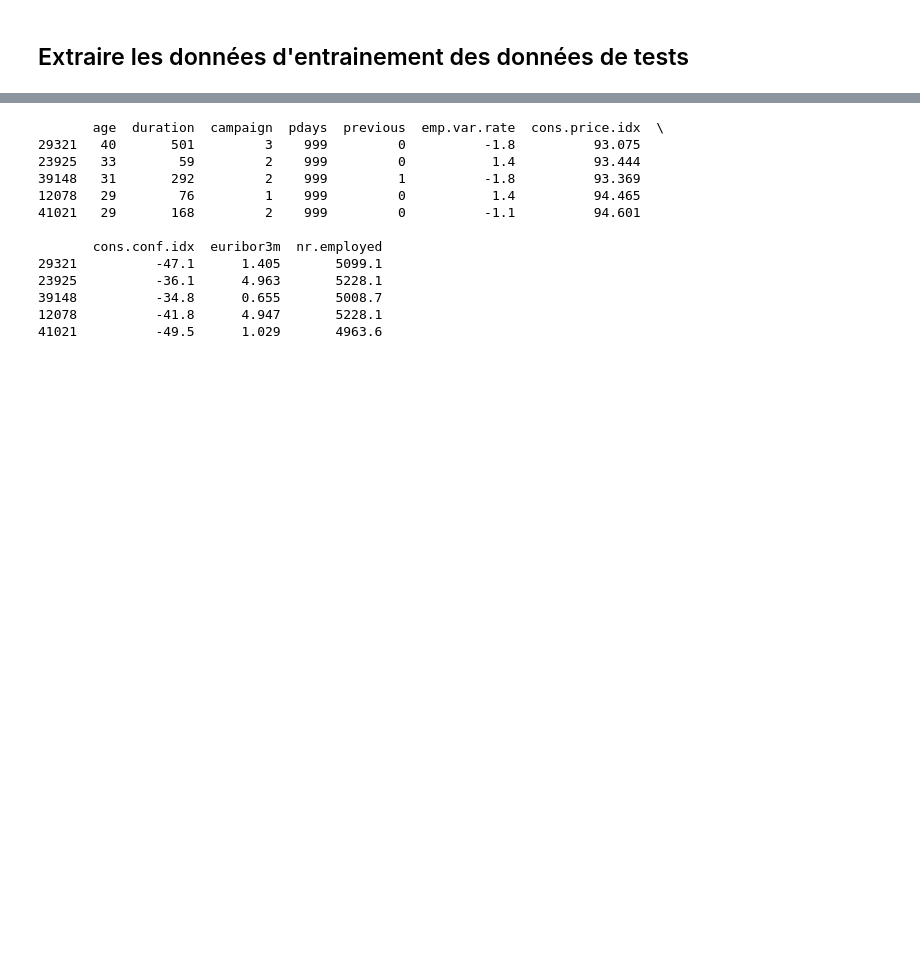
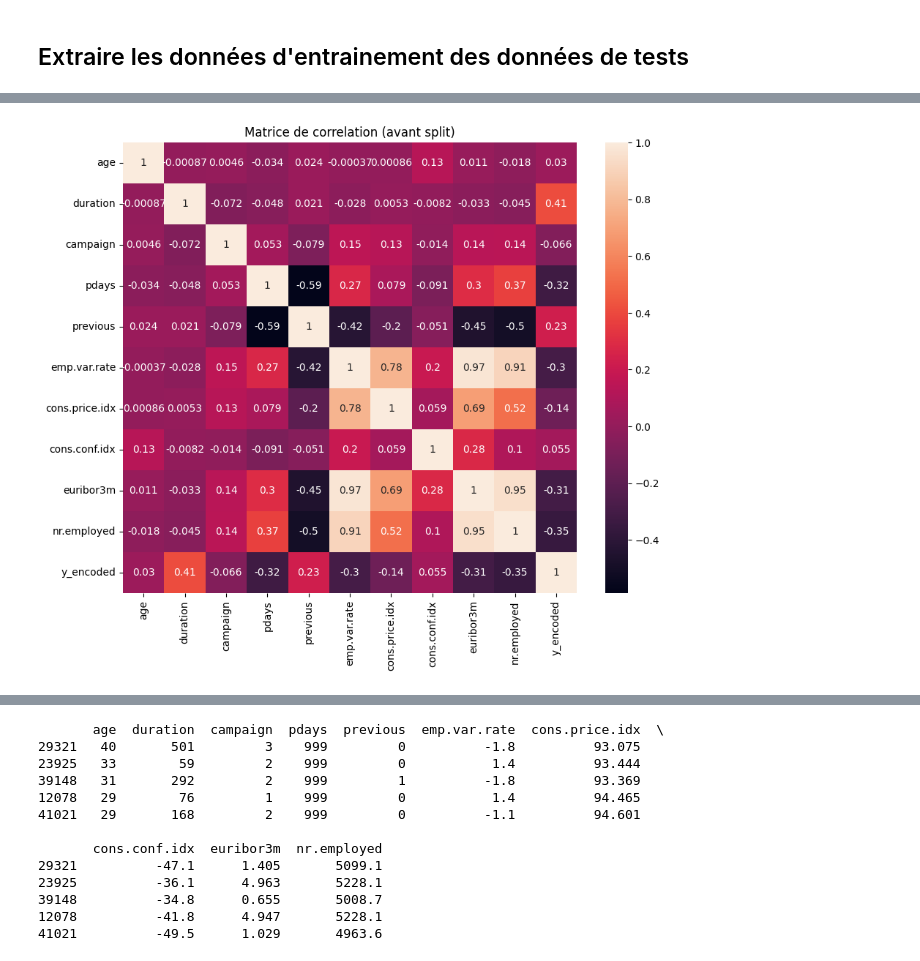
Before and after one commit to djamaliAliBahaBakar/bank-marketing, a Jupyter notebook: processing.ipynb, the cells around one changed output, grey strips where cells are left out. Cells and saved outputs as stored; diff of their text form; code cells hidden in the pictures; blank space fills up the shorter version.

```diff
--- a/processing.ipynb
+++ b/processing.ipynb
@@ -55,0 +82,15 @@ dtype: object
+# %%
+# Encoder la cible en 0/1 (ex : "non" = 0, "oui" = 1)
+bank_data['y_encoded'] = bank_data['y'].map({'no': 0, 'yes': 1})
+
+num_total_cols_encoded = num_total_cols + ['y_encoded']
+
+cor_with_target = bank_data[num_total_cols_encoded].corr()['y_encoded'].sort_values(ascending=False)
+#print(cor_with_target)
+
+plt.figure(figsize=(10,8))
+sns.heatmap(bank_data[num_total_cols_encoded].corr(), annot=True)
+plt.title('Matrice de correlation (avant split)')
+plt.show()
+# %% [output]
+[figure, added]
```
Also changed, not shown: parts of 7 cells of this notebook.
